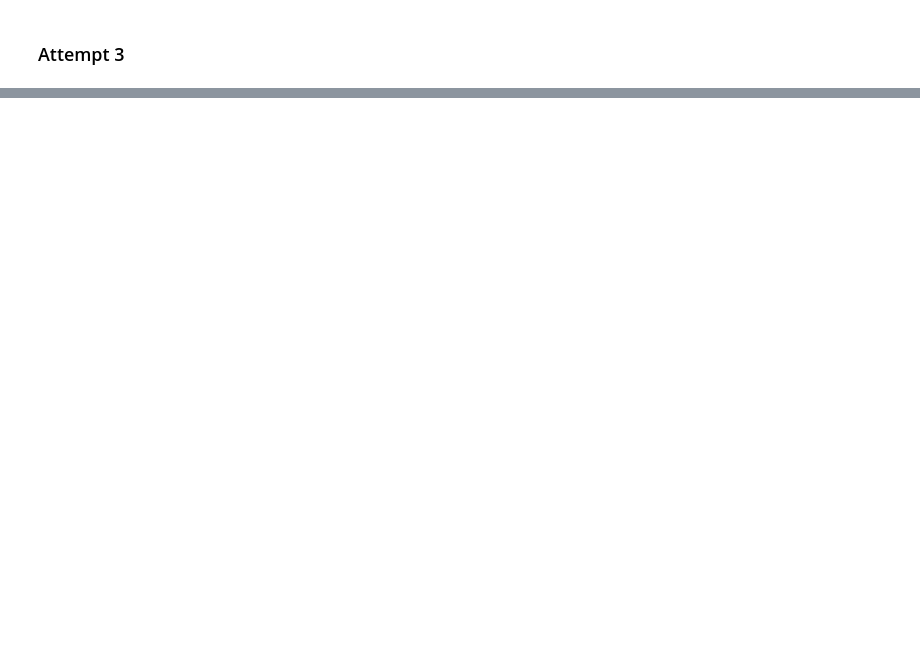
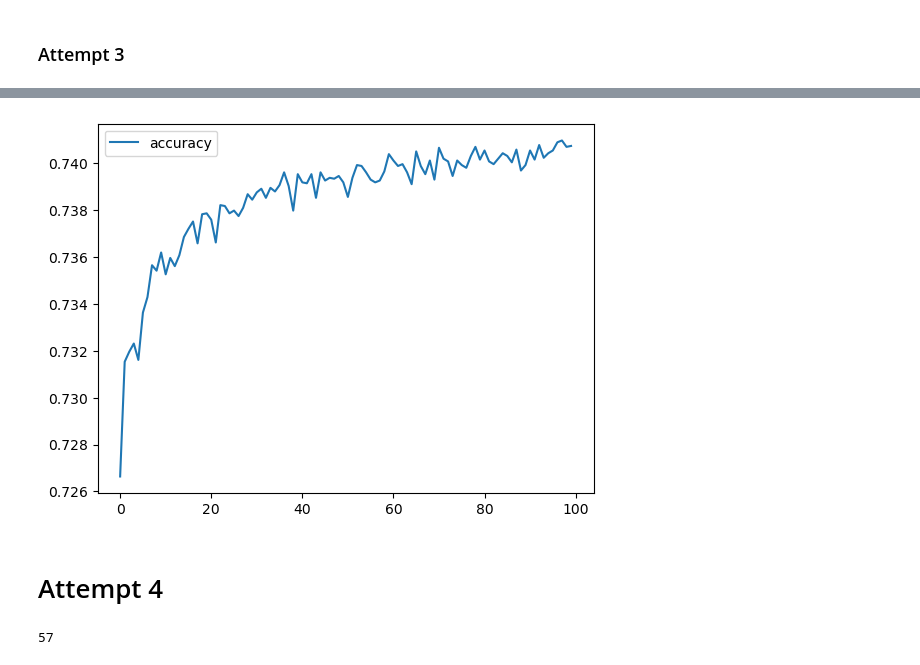
Before and after one commit to elisesirivisal/deep-learning-challenge, a Jupyter notebook: AlphabetSoupCharity_Optimization.ipynb, the cells around one changed output, grey strips where cells are left out. Drawn from its saved outputs; the diff is of its cells as text; code cells hidden in the pictures; blank space fills up the shorter version.

Commit message:
Update report and add images

```diff
--- a/AlphabetSoupCharity_Optimization.ipynb
+++ b/AlphabetSoupCharity_Optimization.ipynb
@@ -296,13 +320,10 @@ Loss: 0.5548836588859558, Accuracy: 0.7271137237548828
 nn3 = tf.keras.models.Sequential()
 
 # First hidden layer
-nn3.add(tf.keras.layers.Dense(input_dim=43, units=80, activation="relu"))
+nn3.add(tf.keras.layers.Dense(input_dim=47, units=923, activation="relu"))
 
 # Second hidden layer
-nn3.add(tf.keras.layers.Dense(units=8, activation="relu"))
-
-# Third hidden layer
-nn3.add(tf.keras.layers.Dense(units=6, activation="sigmoid"))
+nn3.add(tf.keras.layers.Dense(units=71, activation=tf.keras.layers.LeakyReLU(alpha=0.01)))
 
 # Output layer
 nn3.add(tf.keras.layers.Dense(units=1, activation="sigmoid"))
@@ -343,3 +364,14 @@ Loss: 0.5535956621170044, Accuracy: 0.726064145565033
+# %%
+import matplotlib.pyplot as plt
+
+history = pd.DataFrame(fit_model3.history)
+
+# Plot the accuracy & save as png
+history.plot(y="accuracy")
+plt.savefig('Images/fit_model3.png')
+plt.show()
+# %% [output]
+[figure, added]
 # %%
 # Export our model to HDF5 file
 # # First Attempt
@@ -352,0 +385,7 @@ nn3.save("AlphabetSoupCharity_Optimization3.h5")
+# %% [markdown]
+# Attempt 4
+# %%
+input_dim=X_train.shape[1]
+print(input_dim)
+# %% [output]
+57
```
Also changed, not shown: parts of 16 cells of this notebook, 9 other files.
